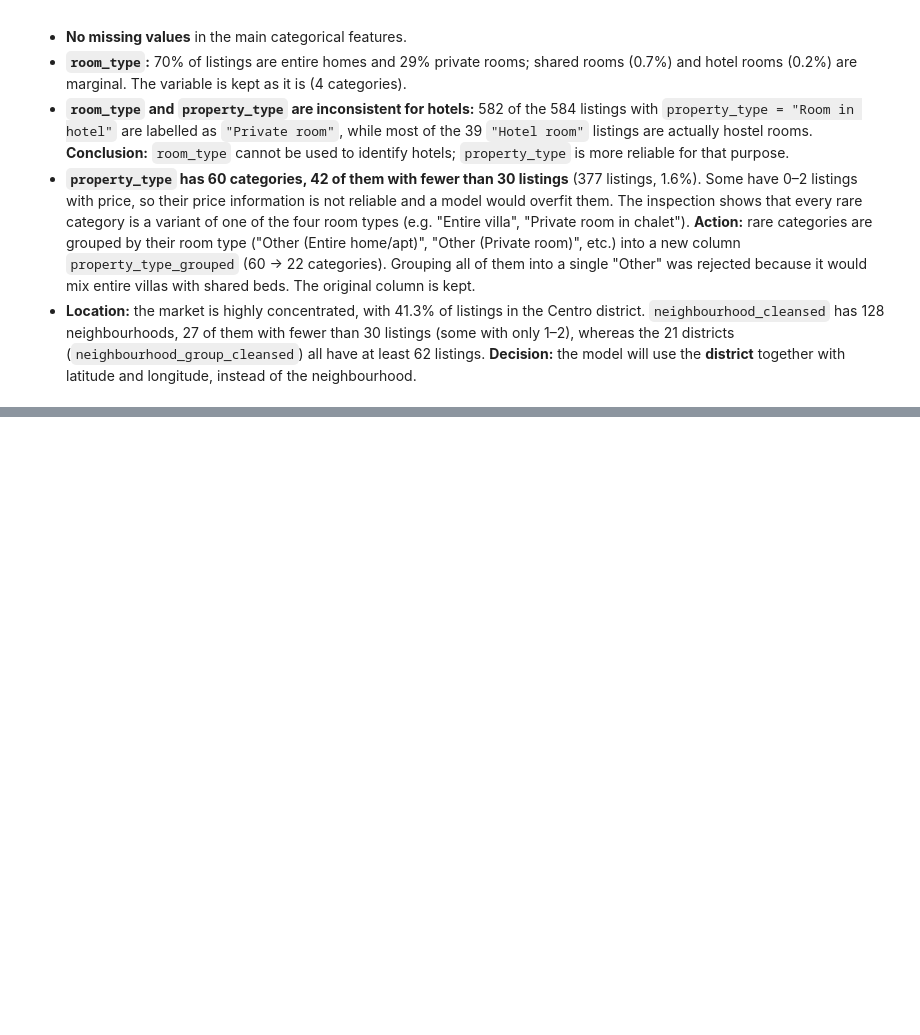
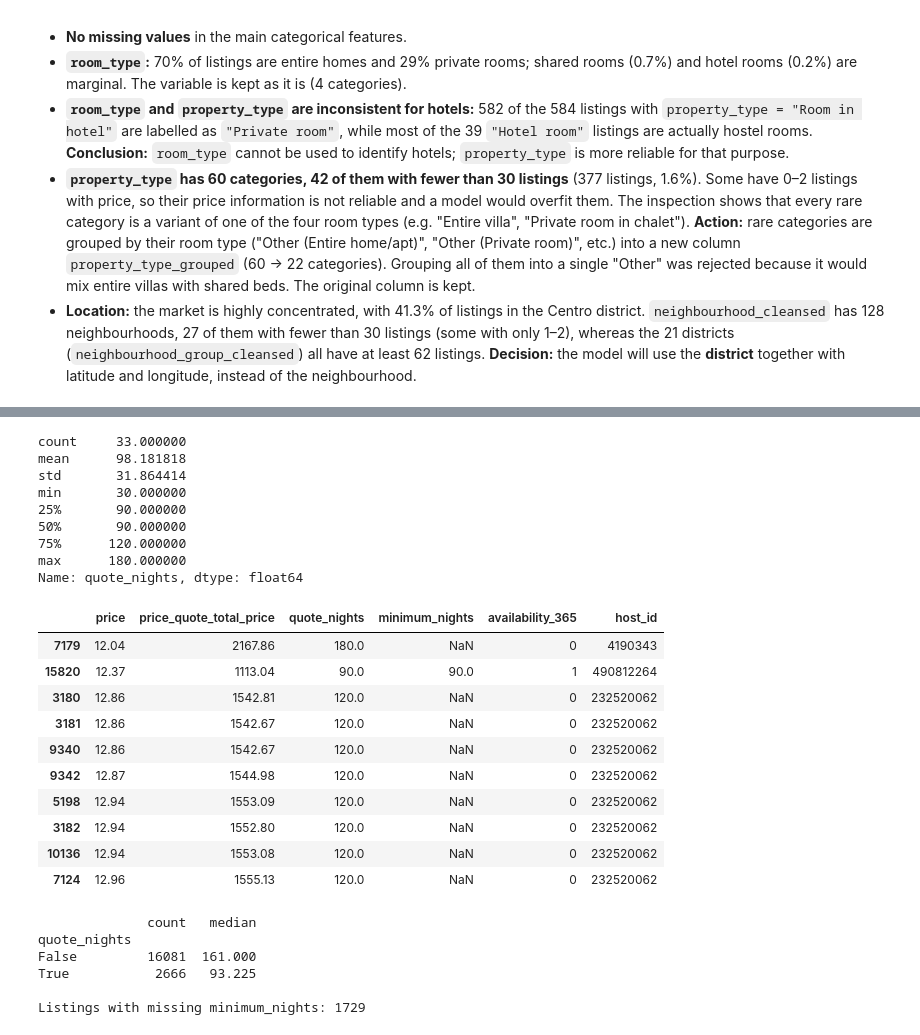
Before and after one commit to PabloMonteroRuiz/machine-learning-airbnb, a Jupyter notebook: notebooks/02_distributions_and_outliers.ipynb, the cells around one changed output, grey strips where cells are left out. Saved outputs shown, nothing was run; the diff lists cells and outputs as text; code cells hidden in the pictures; blank space fills up the shorter version.

Commit message:
Analyse low prices and refine long_stay in notebook 02

```diff
--- a/notebooks/02_distributions_and_outliers.ipynb
+++ b/notebooks/02_distributions_and_outliers.ipynb
@@ -422,0 +425,4 @@ Name: count, dtype: int64
+# %%
+low = df[df["price"] < 26.5]
+print(f"{len(low)} listings below 26.5 €/night (lower 1.5·IQR fence on the log scale)")
+low["room_type"].value_counts()
@@ -422,0 +436,39 @@ Name: count, dtype: int64
+# %%
+df["quote_nights"] = (df["price_quote_checkout_date"] - df["price_quote_checkin_date"]).dt.days
+
+cheap_entire = low[low["room_type"] == "Entire home/apt"].index
+print(df.loc[cheap_entire, "quote_nights"].describe())
+
+df.loc[cheap_entire, ["price", "price_quote_total_price", "quote_nights",
+                      "minimum_nights", "availability_365", "host_id"]].sort_values("price").head(10)
+# %% [output]
+count     33.000000
+mean      98.181818
+std       31.864414
+min       30.000000
+25%       90.000000
+50%       90.000000
+75%      120.000000
+max      180.000000
+Name: quote_nights, dtype: float64
+|  | price | price_quote_total_price | quote_nights | minimum_nights | availability_365 | host_id |
+| 7179 | 12.04 | 2167.86 | 180.0 | NaN | 0 | 4190343 |
+| 15820 | 12.37 | 1113.04 | 90.0 | 90.0 | 1 | 490812264 |
+| 3180 | 12.86 | 1542.81 | 120.0 | NaN | 0 | 232520062 |
+| 3181 | 12.86 | 1542.67 | 120.0 | NaN | 0 | 232520062 |
+| 9340 | 12.86 | 1542.67 | 120.0 | NaN | 0 | 232520062 |
+| 9342 | 12.87 | 1544.98 | 120.0 | NaN | 0 | 232520062 |
+| 5198 | 12.94 | 1553.09 | 120.0 | NaN | 0 | 232520062 |
+| 3182 | 12.94 | 1552.80 | 120.0 | NaN | 0 | 232520062 |
+| 10136 | 12.94 | 1553.08 | 120.0 | NaN | 0 | 232520062 |
+| 7124 | 12.96 | 1555.13 | 120.0 | NaN | 0 | 232520062 |
+# %%
+print(df.groupby(df["quote_nights"] >= 30)["price"].agg(["count", "median"]))
+print(f"\nListings with missing minimum_nights: {df['minimum_nights'].isna().sum()}")
+# %% [output]
+              count   median
+quote_nights
+False         16081  161.000
+True           2666   93.225
+
+Listings with missing minimum_nights: 1729
```
Also changed, not shown: parts of 5 cells of this notebook.
